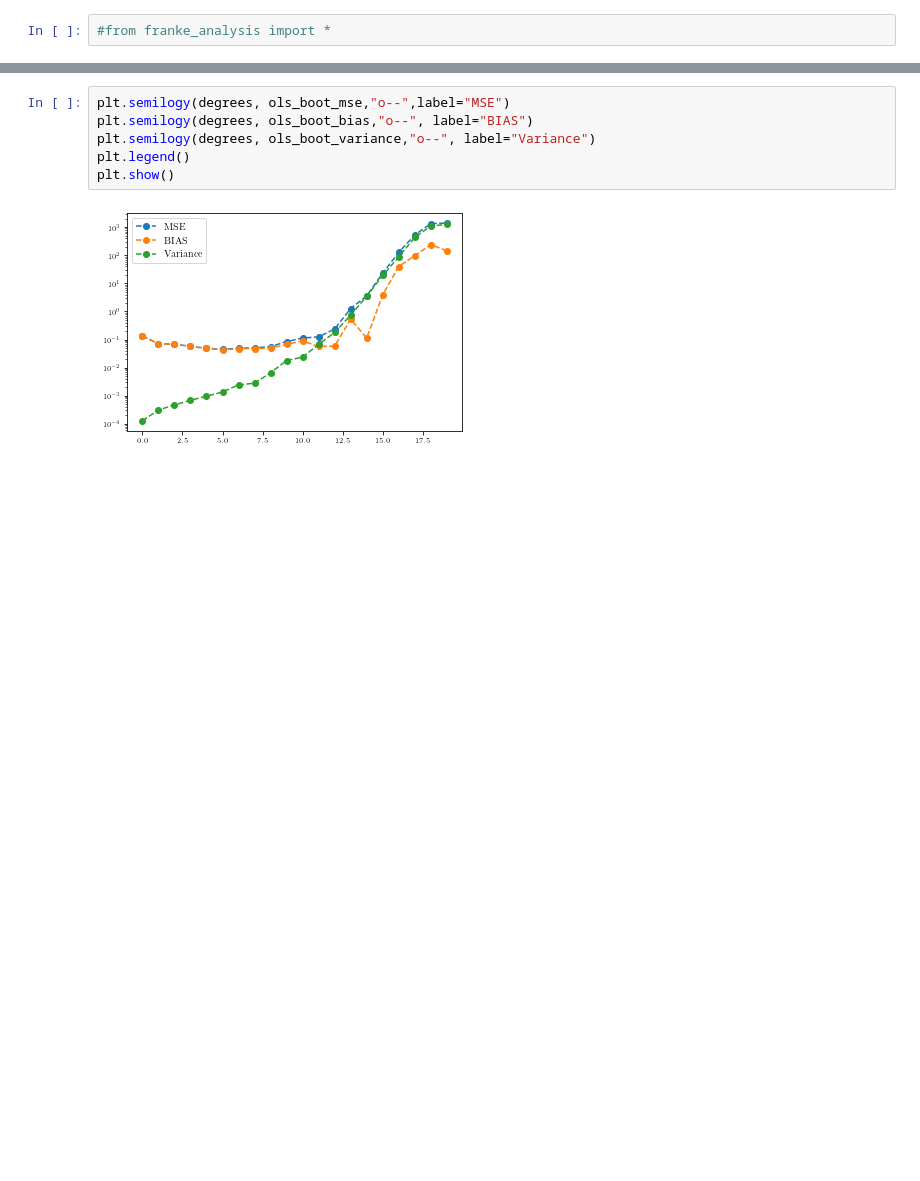
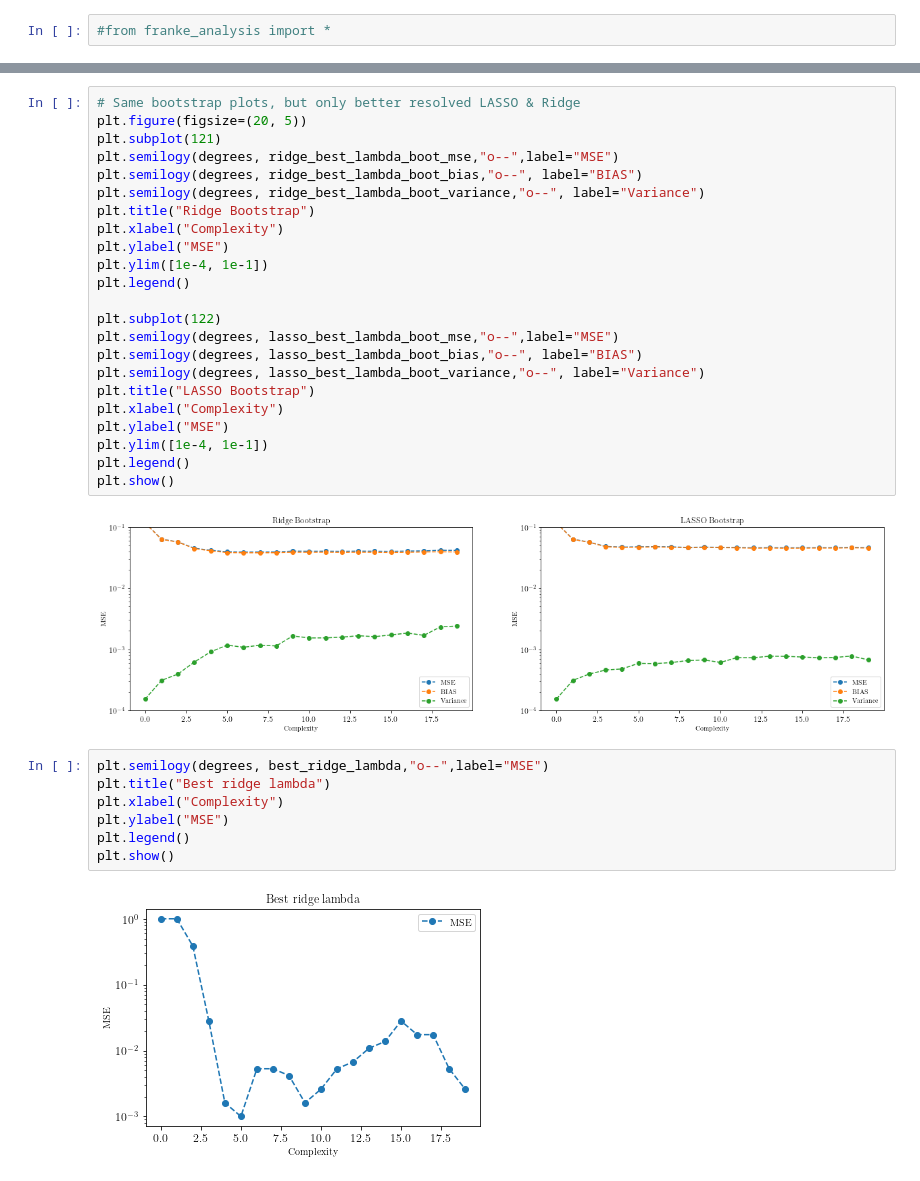
Before and after one commit to nicholaskarlsen/FYS-STK4155, a Jupyter notebook: project_1/notebooks/FrankeAnalysis.ipynb, the cells around one changed output, grey strips where cells are left out. Saved outputs shown, nothing was run; the diff lists cells and outputs as text; blank space fills up the shorter version.

```diff
--- a/project_1/notebooks/FrankeAnalysis.ipynb
+++ b/project_1/notebooks/FrankeAnalysis.ipynb
@@ -47,8 +65,34 @@ plt.show()
+# %%
+# Same bootstrap plots, but only better resolved LASSO & Ridge
+plt.figure(figsize=(20, 5))
+plt.subplot(121)
+plt.semilogy(degrees, ridge_best_lambda_boot_mse,"o--",label="MSE")
+plt.semilogy(degrees, ridge_best_lambda_boot_bias,"o--", label="BIAS")
+plt.semilogy(degrees, ridge_best_lambda_boot_variance,"o--", label="Variance")
+plt.title("Ridge Bootstrap")
+plt.xlabel("Complexity")
+plt.ylabel("MSE")
+plt.ylim([1e-4, 1e-1])
+plt.legend()
+
+plt.subplot(122)
+plt.semilogy(degrees, lasso_best_lambda_boot_mse,"o--",label="MSE")
+plt.semilogy(degrees, lasso_best_lambda_boot_bias,"o--", label="BIAS")
+plt.semilogy(degrees, lasso_best_lambda_boot_variance,"o--", label="Variance")
+plt.title("LASSO Bootstrap")
+plt.xlabel("Complexity")
+plt.ylabel("MSE")
+plt.ylim([1e-4, 1e-1])
+plt.legend()
+plt.show()
+# %% [output]
+[figure, added]
 # %%
-plt.semilogy(degrees, ols_boot_mse,"o--",label="MSE")
-plt.semilogy(degrees, ols_boot_bias,"o--", label="BIAS")
-plt.semilogy(degrees, ols_boot_variance,"o--", label="Variance")
+plt.semilogy(degrees, best_ridge_lambda,"o--",label="MSE")
+plt.title("Best ridge lambda")
+plt.xlabel("Complexity")
+plt.ylabel("MSE")
 plt.legend()
 plt.show()
 # %% [output]
-[figure, old version]
+[figure, new version]
```
Also changed, not shown: parts of 11 cells of this notebook.
